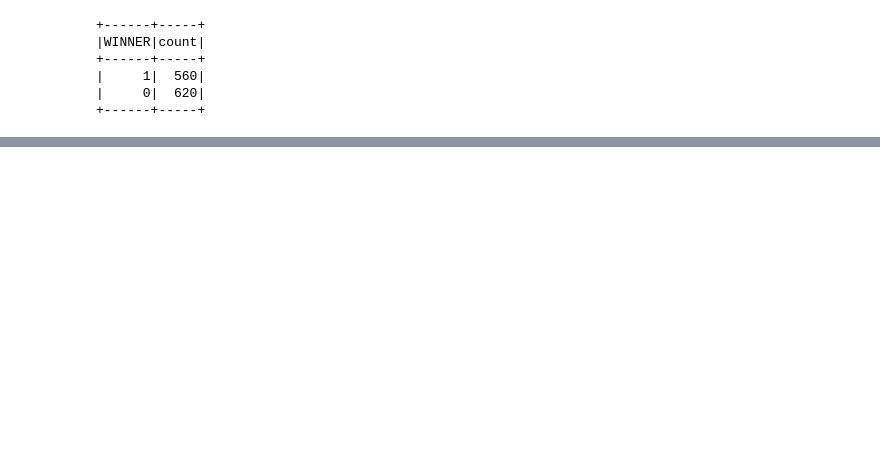
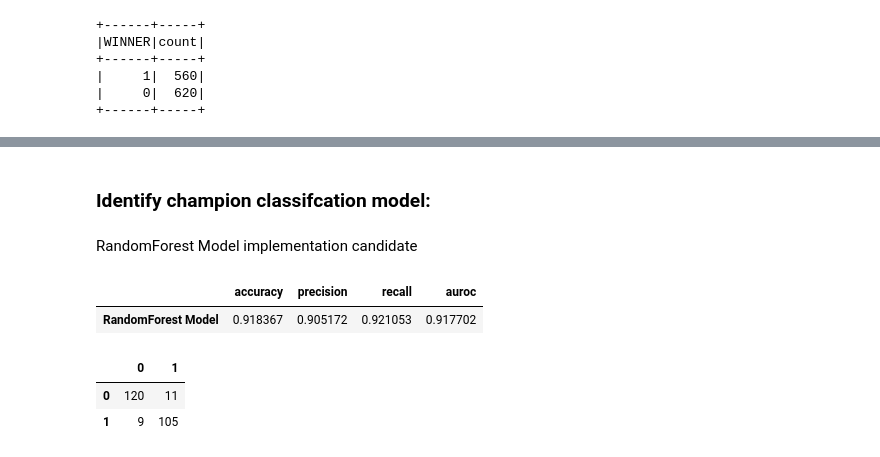
Before and after one commit to agilityvision/DS-5559-project, a Jupyter notebook: Model.ipynb, the cells around one changed output, grey strips where cells are left out. Cells and saved outputs as stored; diff of their text form; code cells hidden in the pictures; blank space fills up the shorter version.

```diff
--- a/Model.ipynb
+++ b/Model.ipynb
@@ -402,0 +443,80 @@ df_output
+# %% [markdown]
+### Identify **champion** classifcation model:
+# %% [markdown]
+RandomForest Model implementation candidate
+# %%
+############################
+## RandomForest Candidate ##
+############################
+
+train, test = df_house.randomSplit(training_fraction,seed=SEED)
+
+#including all variables
+champ_train = train.select([target]+vars_to_keep)
+champ_test = test.select([target]+vars_to_keep)
+
+champ_train_lp = champ_train \
+                .rdd \
+                .map(lambda row: reg.LabeledPoint(row[0], row[1:]))
+
+champ_test_lp = champ_test \
+             .rdd \
+             .map(lambda row: reg.LabeledPoint(row[0], row[1:]))
+
+champ_RF_Model = RandomForest.trainClassifier(champ_train_lp, numClasses=2, categoricalFeaturesInfo={},
+                                              numTrees=50, featureSubsetStrategy="auto",
+                                              impurity='gini', maxDepth=3, maxBins=32, seed=SEED)
+
+#significant issues pulling together the labels and estimates - unclear from error readout what the issue was
+#created workaround to collect and recreate RDD
+predictions = champ_RF_Model.predict(champ_test_lp.map(lambda x: x.features)).collect()
+labels = champ_test_lp.map(lambda lp: lp.label).collect()
+pred_total = list(zip(labels,predictions))
+champ_test = spark.sparkContext.parallelize(pred_total)
+
+
+######################
+## Model Evaluation ##
+######################
+
+#accuracy = (tp+tn)/all
+df_champ1_accuracy = 1.0 * champ_test.filter(lambda pl: pl[0] == pl[1]).count() / test.count()
+
+tp = champ_test.filter(lambda x: x == (1.0, 1)).count()
+fp = champ_test.filter(lambda x: x == (0.0, 1)).count()
+fn = champ_test.filter(lambda x: x == (1.0, 0)).count()
+
+#precision = tp/(tp+fp); essentially of all predicted positive what % correct
+df_champ1_precision = tp/(tp+fp)
+
+#recall = tp/(tp+fn); essentially of all condition positive what % correct
+df_champ1_recall = tp/(tp+fn)
+
+#auroc
+champ_metrics = BinaryClassificationMetrics(champ_test)
+df_champ1_auroc = champ_metrics.areaUnderROC
+
+#place values in data frame for presentation
+df_champ1 = pd.DataFrame(columns = ['accuracy','precision','recall','auroc'])
+df_champ1.loc[0] = [df_champ1_accuracy,df_champ1_precision,df_champ1_recall,df_champ1_auroc]
+df_champ1 = df_champ1.rename(index={0:'RandomForest Model'})
+df_champ1
+# %% [output]
+|  | accuracy | precision | recall | auroc |
+| RandomForest Model | 0.918367 | 0.905172 | 0.921053 | 0.917702 |
+# %%
+#########################
+## RF Confusion Matrix ##
+#########################
+
+tp = champ_test.filter(lambda x: x == (1.0, 1)).count()
+tn = champ_test.filter(lambda x: x == (0.0, 0)).count()
+fp = champ_test.filter(lambda x: x == (0.0, 1)).count()
+fn = champ_test.filter(lambda x: x == (1.0, 0)).count()
+
+confusion_mtx = pd.DataFrame(data = [[tn,fp],[fn,tp]], index = [0,1], columns = [0,1])
+confusion_mtx
+# %% [output]
+|  | 0 | 1 |
+| 0 | 120 | 11 |
+| 1 | 9 | 105 |
```
Also changed, not shown: parts of 30 cells of this notebook.
